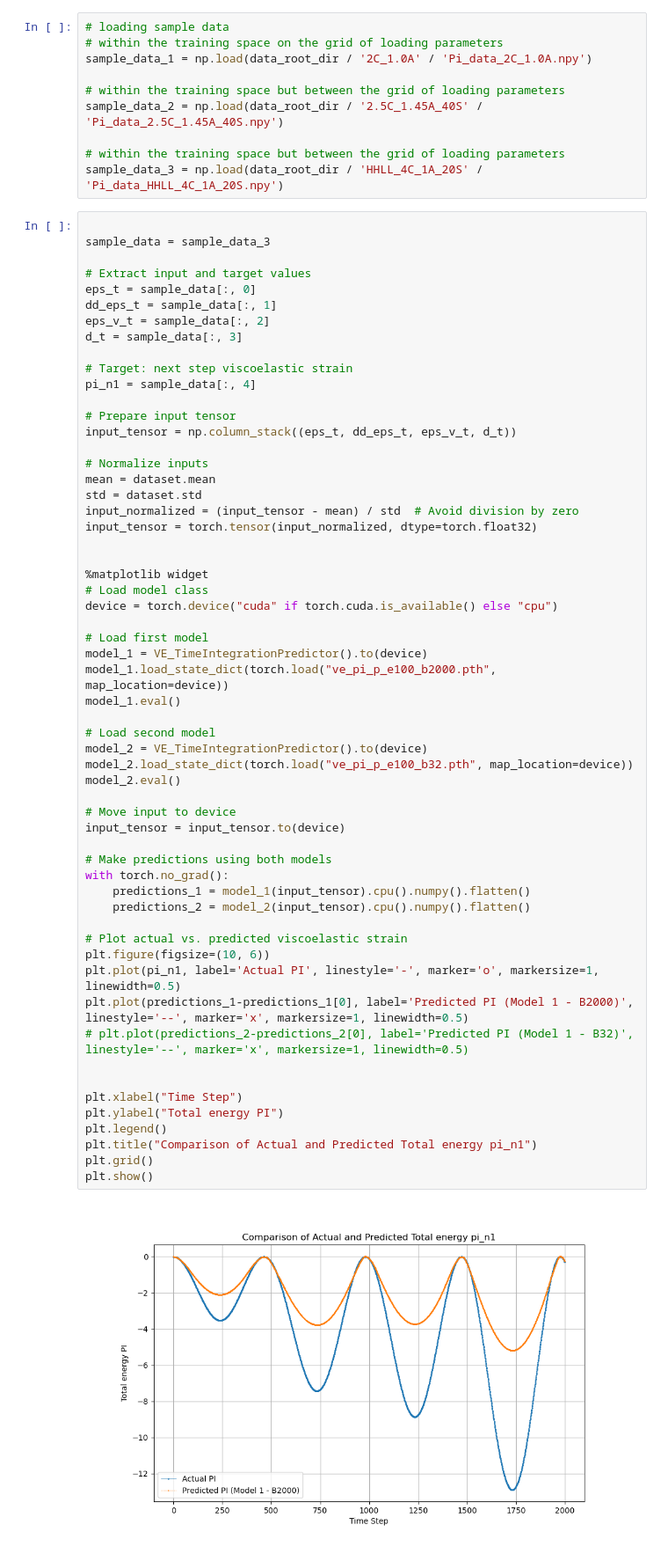
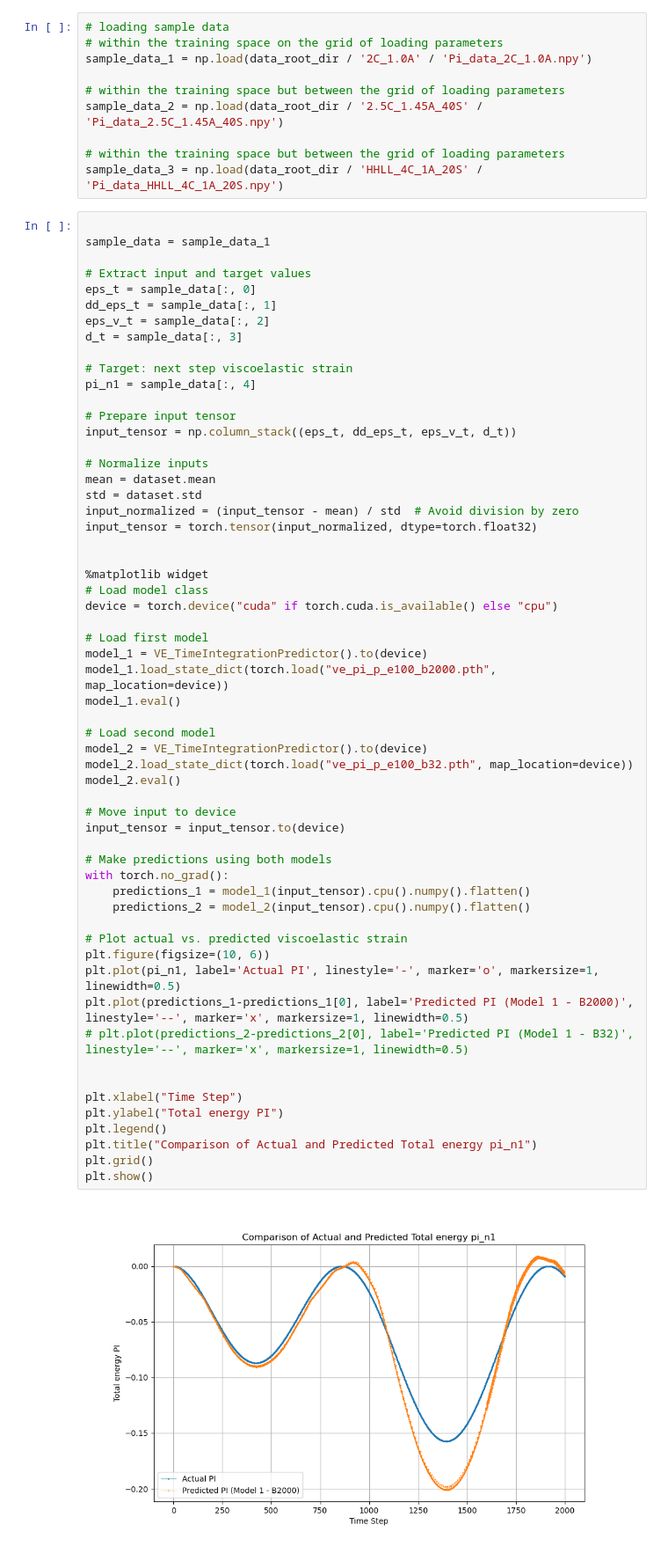
Before and after one commit to bmcs-group/bmcs_ml, a Jupyter notebook: bmcs_ml/ml_pi_predictor/prediction_check.ipynb, the cells around one changed output. Shown: that part at 88% size. Drawn from its saved outputs; the diff is of its cells as text.

```diff
--- a/bmcs_ml/ml_pi_predictor/prediction_check.ipynb
+++ b/bmcs_ml/ml_pi_predictor/prediction_check.ipynb
@@ -112,7 +112,7 @@ sample_data_2 = np.load(data_root_dir / '2.5C_1.45A_40S' / 'Pi_data_2.5C_1.45A_4
 sample_data_3 = np.load(data_root_dir / 'HHLL_4C_1A_20S' / 'Pi_data_HHLL_4C_1A_20S.npy')
 # %%
 
-sample_data = sample_data_3
+sample_data = sample_data_1
 
 # Extract input and target values
 eps_t = sample_data[:, 0]
@@ -142,34 +142,34 @@ model_1 = VE_TimeIntegrationPredictor().to(device)
 model_1.load_state_dict(torch.load("ve_pi_p_e100_b2000.pth", map_location=device))
 model_1.eval()
 
 # Load second model
 model_2 = VE_TimeIntegrationPredictor().to(device)
 model_2.load_state_dict(torch.load("ve_pi_p_e100_b32.pth", map_location=device))
 model_2.eval()
 
 # Move input to device
 input_tensor = input_tensor.to(device)
 
 # Make predictions using both models
 with torch.no_grad():
     predictions_1 = model_1(input_tensor).cpu().numpy().flatten()
     predictions_2 = model_2(input_tensor).cpu().numpy().flatten()
 
 # Plot actual vs. predicted viscoelastic strain
 plt.figure(figsize=(10, 6))
 plt.plot(pi_n1, label='Actual PI', linestyle='-', marker='o', markersize=1, linewidth=0.5)
 plt.plot(predictions_1-predictions_1[0], label='Predicted PI (Model 1 - B2000)', linestyle='--', marker='x', markersize=1, linewidth=0.5)
 # plt.plot(predictions_2-predictions_2[0], label='Predicted PI (Model 1 - B32)', linestyle='--', marker='x', markersize=1, linewidth=0.5)
 
 
 plt.xlabel("Time Step")
 plt.ylabel("Total energy PI")
 plt.legend()
 plt.title("Comparison of Actual and Predicted Total energy pi_n1")
 plt.grid()
 plt.show()
 # %% [output]
-[figure, old version]
+[figure, new version]
 # %%
 
 
```
Also changed, not shown: parts of 2 cells of this notebook, 3 other files.
